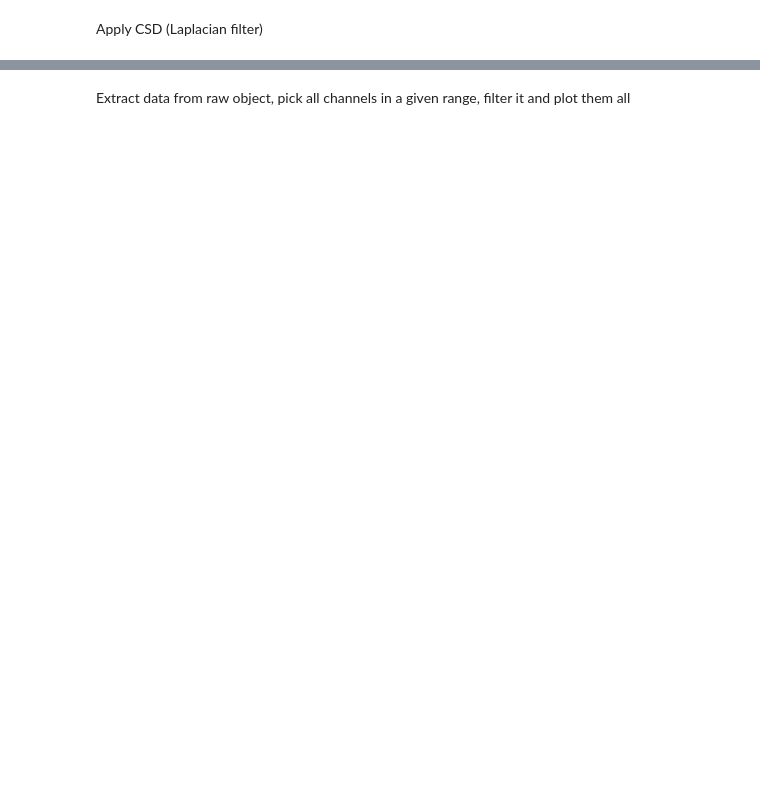
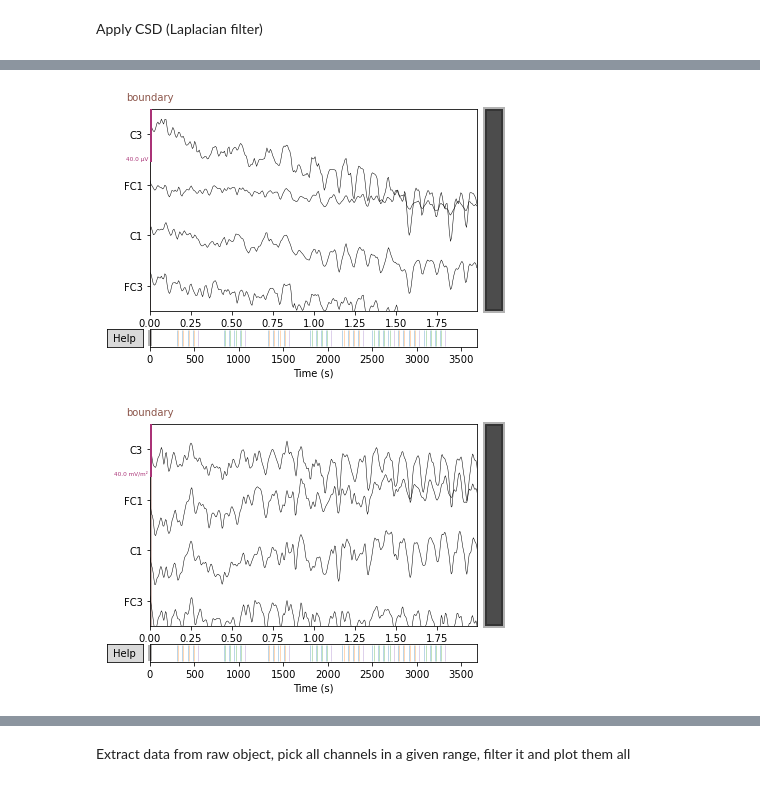
Before and after one commit to raffaela/eeg_emocoes, a Jupyter notebook: read_EEG.ipynb, the cells around one changed output, grey strips where cells are left out. Drawn from its saved outputs; the diff is of its cells as text; code cells hidden in the pictures; blank space fills up the shorter version.

```diff
--- a/read_EEG.ipynb
+++ b/read_EEG.ipynb
@@ -114,0 +147,10 @@ Effective window size : 2.048 (s)
+# %%
+raw_temp = filt_raw.copy()
+csd_temp = filt_csd.copy()
+picks = raw_temp.pick_channels(['C1','C3','FC1','FC3'])
+picks = csd_temp.pick_channels(['C1','C3','FC1','FC3'])
+raw_temp.plot(duration=2, n_channels=20, remove_dc=False)
+csd_temp.plot(duration=2, n_channels=20, remove_dc=False);
+# %% [output]
+[figure, added]
+[figure, added]
```
Also changed, not shown: parts of 35 cells of this notebook, 1 other file.
